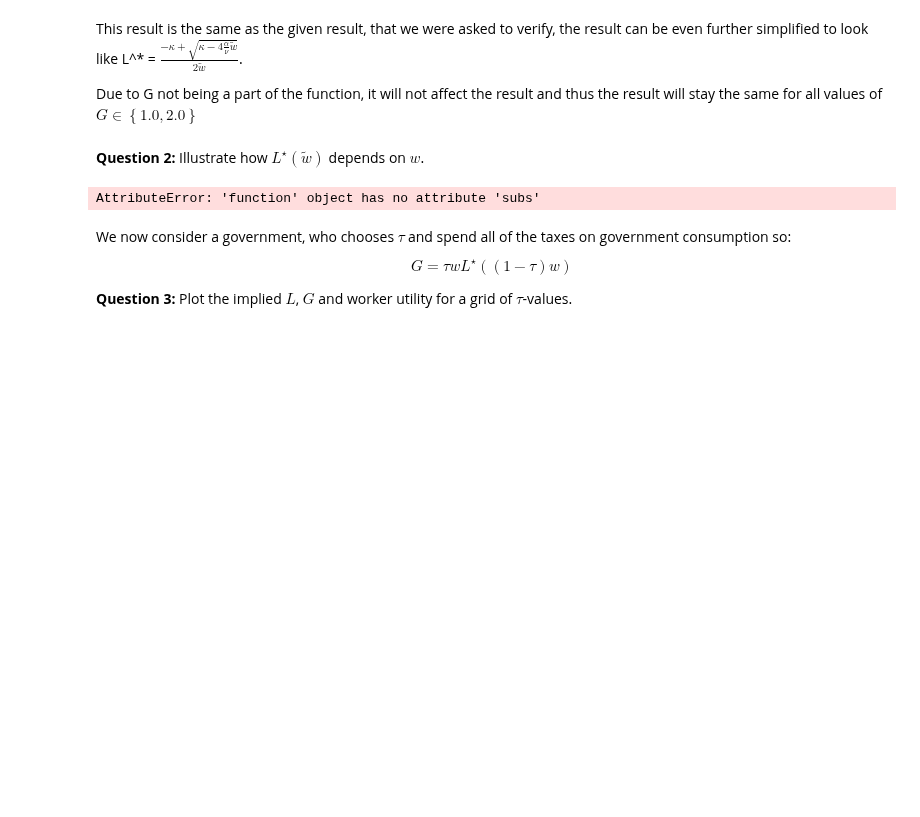
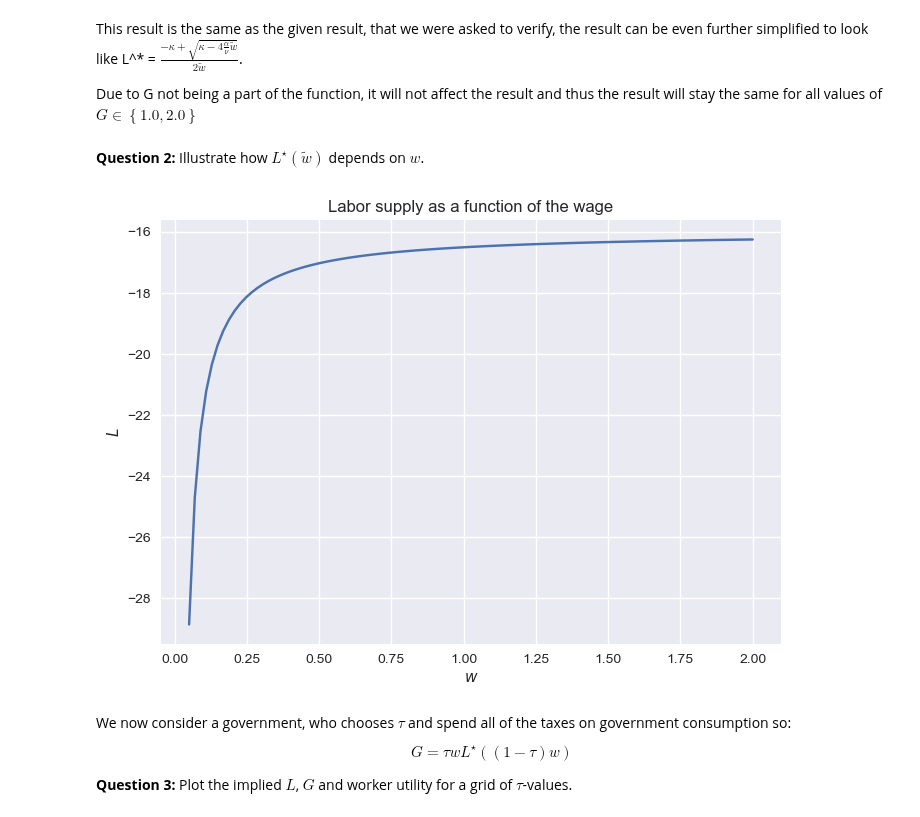
Before and after one commit to NumEconCopenhagen/projects-2023-jt, a Jupyter notebook: Exam/Exam_J.ipynb, the cells around one changed output. Cells and saved outputs as stored; diff of their text form; code cells hidden in the pictures; blank space fills up the shorter version.

```diff
--- a/Exam/Exam_J.ipynb
+++ b/Exam/Exam_J.ipynb
@@ -119,25 +104,34 @@ Due to G not being a part of the function, it will not affect the result and thu
 # %%
 
 # We define our parameters
 alpha_val = 0.5
 kappa_val = 1.0
-v_val = 1 / (2 * 16**2)
+nu_val = 1 / (2 * 16**2)
 tau_val = 0.30
 G_val = 1
 
 w_values = np.linspace(0.05, 2.0, 100)
 
-optimal_L_values = [optimal_L.subs([
+L_values = [opt.subs([
     (alpha, alpha_val),
     (kappa, kappa_val),
-    (v, v_val),
+    (nu, nu_val),
     (tau, tau_val),
     (G, G_val),
-    (w, w_val),])
+    (w_tilde, w_val),])
+    for w_val in w_values]
 
-    for w_val in w_values]
+# We plot the results
+fig = plt.figure()
+ax = fig.add_subplot(1,1,1)
+ax.plot(w_values, L_values)
+ax.set_xlabel('$w$')
+ax.set_ylabel('$L$')
+ax.set_title('Labor supply as a function of the wage')
+ax.grid(True)
+plt.show()
 # %% [output]
-AttributeError: 'function' object has no attribute 'subs'
+[figure, added]
 # %% [markdown]
 
 We now consider a government, who chooses $\tau$ and spend all of the taxes on government consumption so:
```
Also changed, not shown: parts of 1 cell of this notebook.
